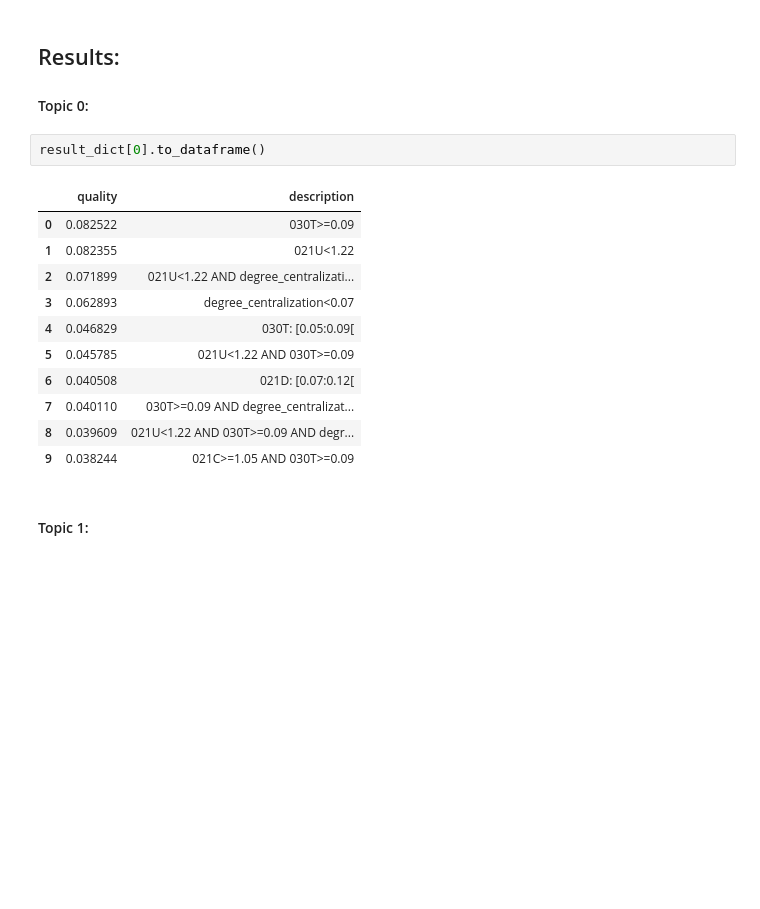
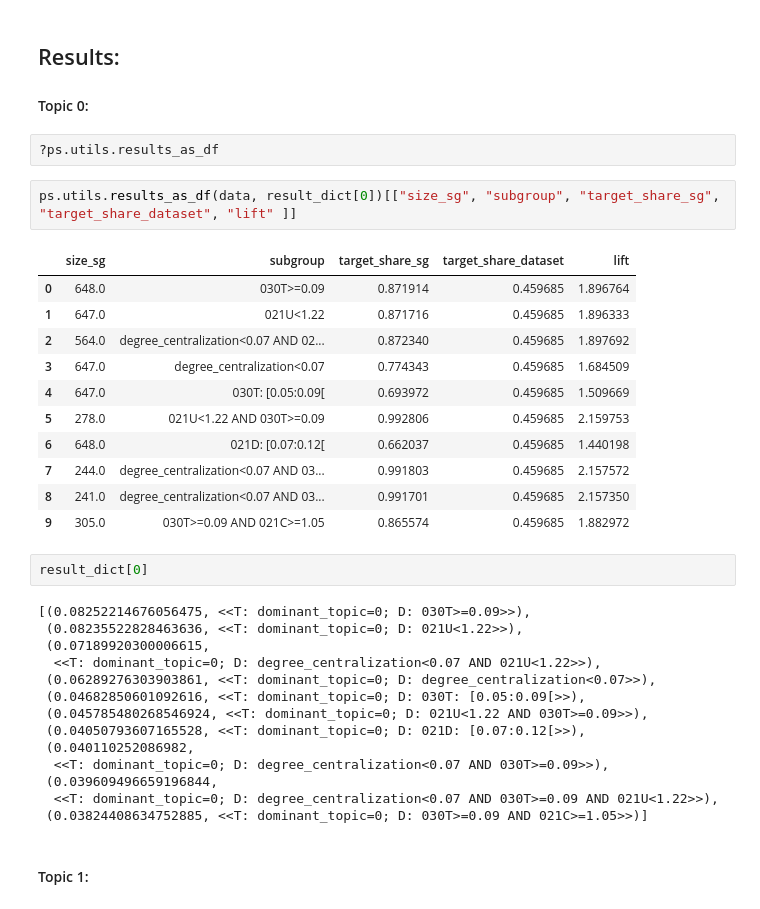
Before and after one commit to Veritogen/master_thesis, a Jupyter notebook: presentations/2020_05_20/Subgroups.ipynb, the cells around one changed output. Cells and saved outputs as stored; diff of their text form; blank space fills up the shorter version.

```diff
--- a/presentations/2020_05_20/Subgroups.ipynb
+++ b/presentations/2020_05_20/Subgroups.ipynb
@@ -40,20 +40,38 @@ for topic_no in data.dominant_topic.unique():
 # %% [markdown]
 ## Results:
 #### Topic 0:
+# %%
+?ps.utils.results_as_df
+# %%
+ps.utils.results_as_df(data, result_dict[0])[["size_sg", "subgroup", "target_share_sg", "target_share_dataset", "lift" ]]
+# %% [output]
+|  | size_sg | subgroup | target_share_sg | target_share_dataset | lift |
+| 0 | 648.0 | 030T>=0.09 | 0.871914 | 0.459685 | 1.896764 |
+| 1 | 647.0 | 021U<1.22 | 0.871716 | 0.459685 | 1.896333 |
+| 2 | 564.0 | degree_centralization<0.07 AND 02... | 0.872340 | 0.459685 | 1.897692 |
+| 3 | 647.0 | degree_centralization<0.07 | 0.774343 | 0.459685 | 1.684509 |
+| 4 | 647.0 | 030T: [0.05:0.09[ | 0.693972 | 0.459685 | 1.509669 |
+| 5 | 278.0 | 021U<1.22 AND 030T>=0.09 | 0.992806 | 0.459685 | 2.159753 |
+| 6 | 648.0 | 021D: [0.07:0.12[ | 0.662037 | 0.459685 | 1.440198 |
+| 7 | 244.0 | degree_centralization<0.07 AND 03... | 0.991803 | 0.459685 | 2.157572 |
+| 8 | 241.0 | degree_centralization<0.07 AND 03... | 0.991701 | 0.459685 | 2.157350 |
+| 9 | 305.0 | 030T>=0.09 AND 021C>=1.05 | 0.865574 | 0.459685 | 1.882972 |
 # %%
-result_dict[0].to_dataframe()
+result_dict[0]
 # %% [output]
-|  | quality | description |
-| 0 | 0.082522 | 030T>=0.09 |
-| 1 | 0.082355 | 021U<1.22 |
-| 2 | 0.071899 | 021U<1.22 AND degree_centralizati... |
-| 3 | 0.062893 | degree_centralization<0.07 |
-| 4 | 0.046829 | 030T: [0.05:0.09[ |
-| 5 | 0.045785 | 021U<1.22 AND 030T>=0.09 |
-| 6 | 0.040508 | 021D: [0.07:0.12[ |
-| 7 | 0.040110 | 030T>=0.09 AND degree_centralizat... |
-| 8 | 0.039609 | 021U<1.22 AND 030T>=0.09 AND degr... |
-| 9 | 0.038244 | 021C>=1.05 AND 030T>=0.09 |
+[(0.08252214676056475, <<T: dominant_topic=0; D: 030T>=0.09>>),
+ (0.08235522828463636, <<T: dominant_topic=0; D: 021U<1.22>>),
+ (0.07189920300006615,
+  <<T: dominant_topic=0; D: degree_centralization<0.07 AND 021U<1.22>>),
+ (0.06289276303903861, <<T: dominant_topic=0; D: degree_centralization<0.07>>),
+ (0.04682850601092616, <<T: dominant_topic=0; D: 030T: [0.05:0.09[>>),
+ (0.045785480268546924, <<T: dominant_topic=0; D: 021U<1.22 AND 030T>=0.09>>),
+ (0.04050793607165528, <<T: dominant_topic=0; D: 021D: [0.07:0.12[>>),
+ (0.040110252086982,
+  <<T: dominant_topic=0; D: degree_centralization<0.07 AND 030T>=0.09>>),
+ (0.039609496659196844,
+  <<T: dominant_topic=0; D: degree_centralization<0.07 AND 030T>=0.09 AND 021U<1.22>>),
+ (0.03824408634752885, <<T: dominant_topic=0; D: 030T>=0.09 AND 021C>=1.05>>)]
 # %% [markdown]
 #### Topic 1:
 # %%
```
